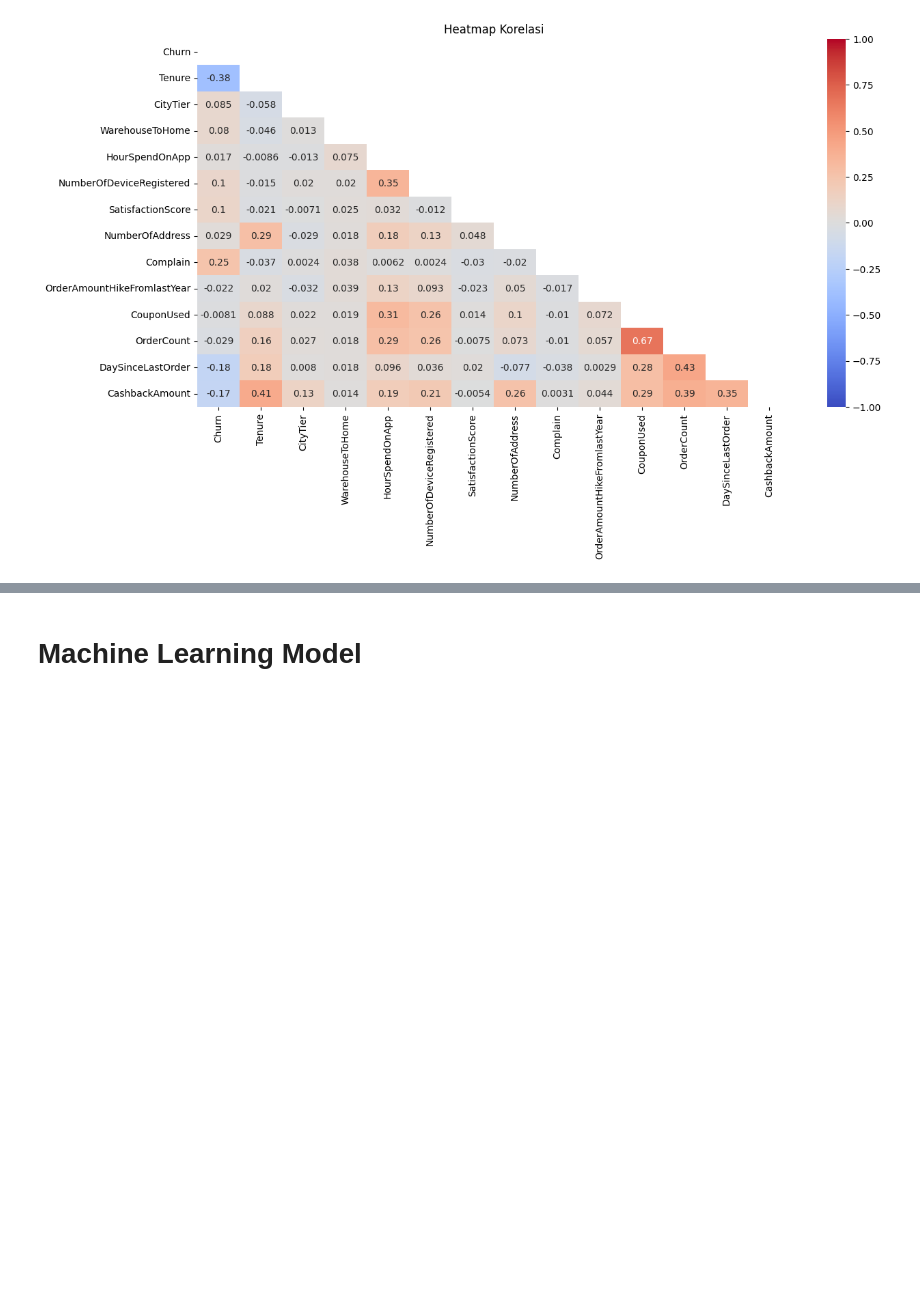
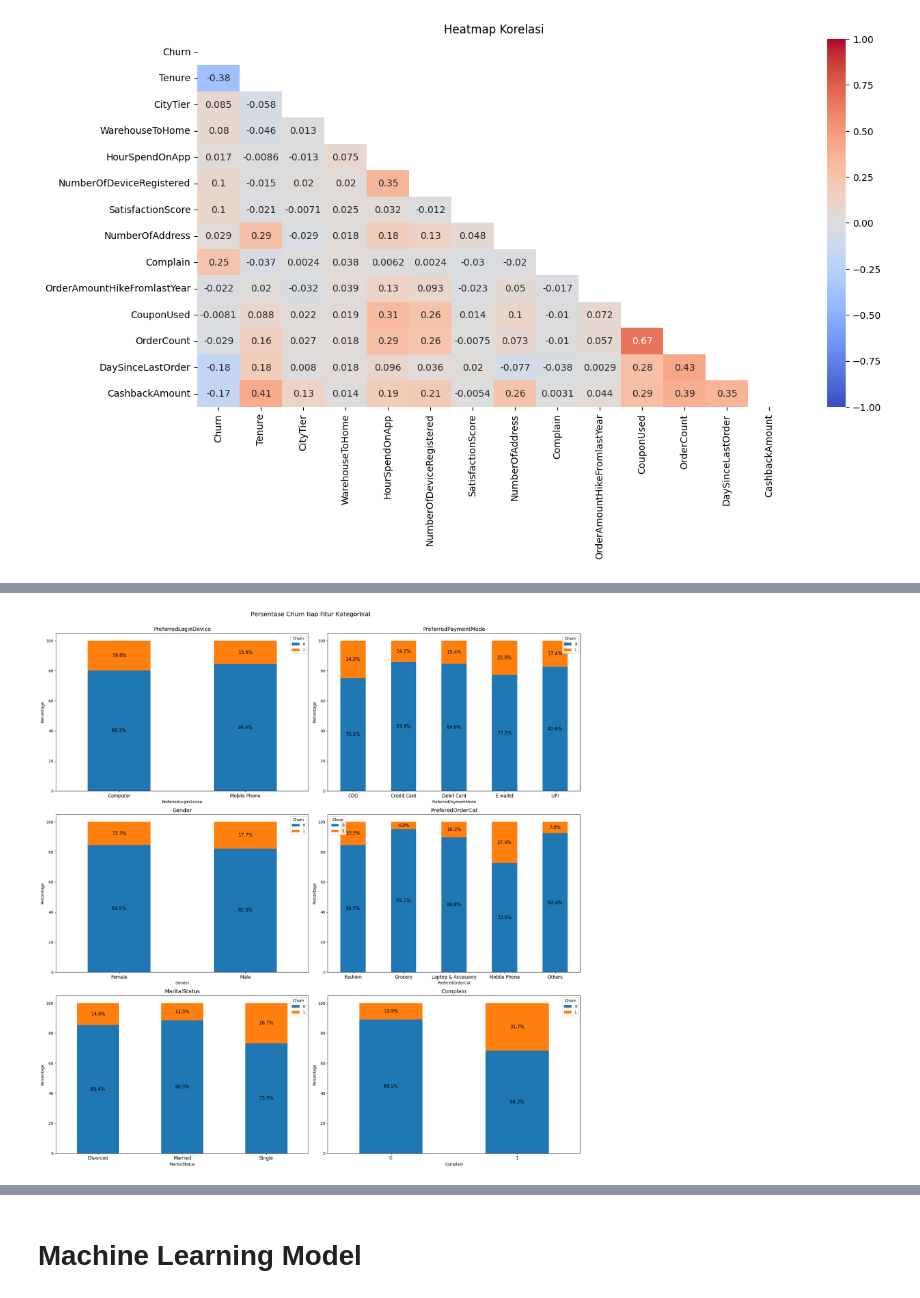
Before and after one commit to tasiamdln/E_Commerce_Churn_Analysis_ML, a Jupyter notebook: E_Commerce_Churn_Classification_and_Data_Analysis.ipynb, the cells around one changed output, grey strips where cells are left out. Saved outputs shown, nothing was run; the diff lists cells and outputs as text; code cells hidden in the pictures; blank space fills up the shorter version.

Commit message:
update EDA
- tambah grafik
- tambah insight tiap grafik

```diff
--- a/E_Commerce_Churn_Classification_and_Data_Analysis.ipynb
+++ b/E_Commerce_Churn_Classification_and_Data_Analysis.ipynb
@@ -375,0 +409,31 @@ Tidak ada korelasi yang kuat **(nilai korelasi > 0.6)** di antara semua variabel
+# %%
+fig, axes = plt.subplots(nrows=3, ncols=2, figsize=(20, 20))
+axes = axes.flatten()
+
+for i, feature in enumerate(cat_feature):
+    # Membuat crosstab dengan nilai dalam bentuk persentase
+    pivot_feature_percent = pd.crosstab(index=df[feature], columns=df['Churn'], normalize='index') * 100
+
+    # Membuat bar chart pada subplot yang sesuai
+    ax = pivot_feature_percent.plot(kind='bar', stacked=True, ax=axes[i])
+
+    # Menambahkan label dan judul
+    ax.set_xlabel(feature)
+    ax.set_ylabel('Percentage')
+    ax.set_title(feature, fontsize=14)
+
+    # Menambahkan anotasi pada setiap bar
+    for p in ax.patches:
+        width, height = p.get_width(), p.get_height()
+        x, y = p.get_xy()
+        ax.annotate(f'{height:.1f}%', (x + width/2, y + height/2), ha='center', va='center', fontsize=12)
+
+    # Menonaktifkan rotasi pada sumbu x
+    ax.set_xticklabels(ax.get_xticklabels(), rotation=0, fontsize=12)
+
+# Menampilkan plot
+plt.tight_layout()
+plt.suptitle('Persentase Churn tiap Fitur Kategorikal', y=1.02, fontsize=16)
+plt.show()
+# %% [output]
+[figure, added]
```
Also changed, not shown: parts of 10 cells of this notebook.
